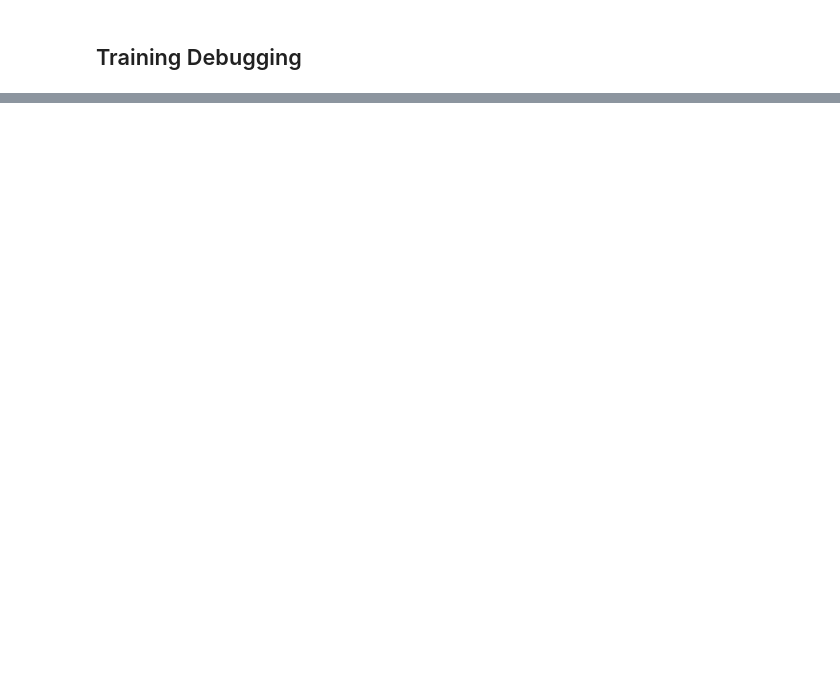
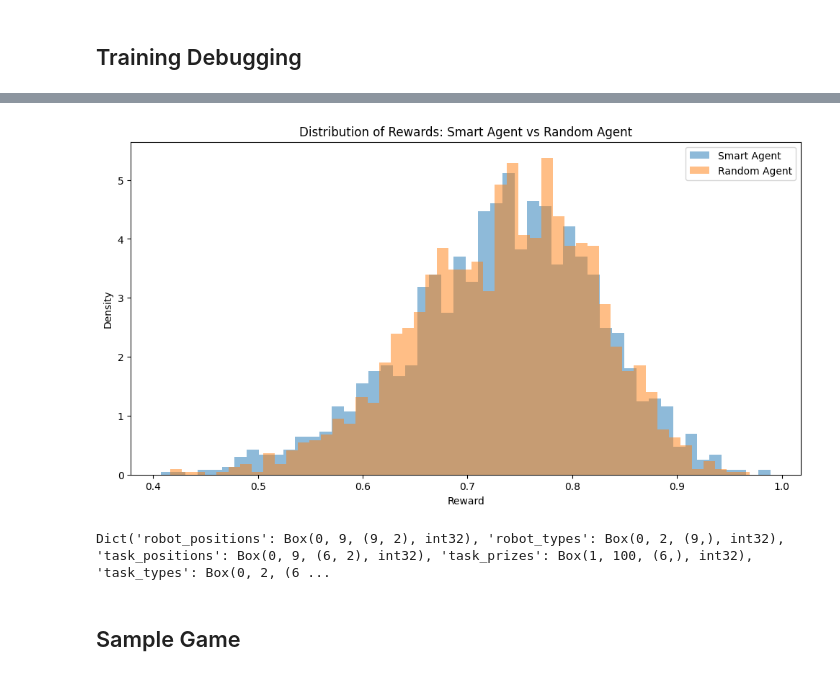
Before and after one commit to devin-gupta/robopt, a Jupyter notebook: debug.ipynb, the cells around one changed output, grey strips where cells are left out. Cells and saved outputs as stored; diff of their text form; code cells hidden in the pictures; blank space fills up the shorter version.

```diff
--- a/debug.ipynb
+++ b/debug.ipynb
@@ -39,19 +24,0 @@ model = SAC.load("./runs/baselines/SAC/best_model", env=vec_env)
-# %%
-from stable_baselines3.common.env_checker import check_env
-from envs.bidding import BiddingEnv
-env = BiddingEnv()
-obs = env.reset()
-
-print(obs[1])
-
-env.render(mode='human')
-
-action, _ = model.predict(obs[0], deterministic=True) # use pretrained model
-# action = env.action_space.sample() # sample random action
-
-obs, reward, done, truncated, info = env.step(action)
-env.render(mode='human')
-print("Completed, final reward =", reward)
-print('Optimal reward = ', env.optimal_reward())
-obs, reward, done, truncated, info = env.step(env.action_space.sample())
-print("Random Reward: ", reward)
@@ -151,0 +27,43 @@ AssertionError: Invalid action: [[ 6.  0.  9.  5. 10.  7.]
+# %%
+env = BiddingEnv()
+vec_env = DummyVecEnv([lambda: env])
+model = SAC.load("./runs/baselines/SAC/best_model", env=vec_env)
+
+obs, _ = env.reset()
+
+smart_rewards, random_rewards = [], []
+
+num_experiments = 2000
+
+for i in range(num_experiments):
+    smart_action, _ = model.predict(obs, deterministic=True) # use pretrained model
+    random_action = env.action_space.sample() # sample random action
+
+    obs, reward, done, truncated, info = env.step(smart_action)
+    smart_rewards.append(reward)
+
+    obs, reward, done, truncated, info = env.step(random_action)
+    random_rewards.append(reward)
+
+    obs, _ = env.reset()
+
+# plt.scatter(np.arange(num_experiments), smart_rewards, label='Smart Agent')
+# plt.scatter(np.arange(num_experiments), random_rewards, label='Random Agent')
+# plt.legend()
+# plt.show()
+plt.figure(figsize=(12, 6))
+plt.hist(smart_rewards, bins=50, alpha=0.5, label='Smart Agent', density=True)
+plt.hist(random_rewards, bins=50, alpha=0.5, label='Random Agent', density=True)
+plt.legend()
+plt.xlabel('Reward')
+plt.ylabel('Density')
+plt.title('Distribution of Rewards: Smart Agent vs Random Agent')
+plt.show()
+# %% [output]
+[figure, added]
+# %%
+env.observation_space
+# %% [output]
+Dict('robot_positions': Box(0, 9, (9, 2), int32), 'robot_types': Box(0, 2, (9,), int32), 'task_positions': Box(0, 9, (6, 2), int32), 'task_prizes': Box(1, 100, (6,), int32), 'task_types': Box(0, 2, (6 ...
+# %% [markdown]
+## Sample Game
```
Also changed, not shown: parts of 6 cells of this notebook, 3 other files.
